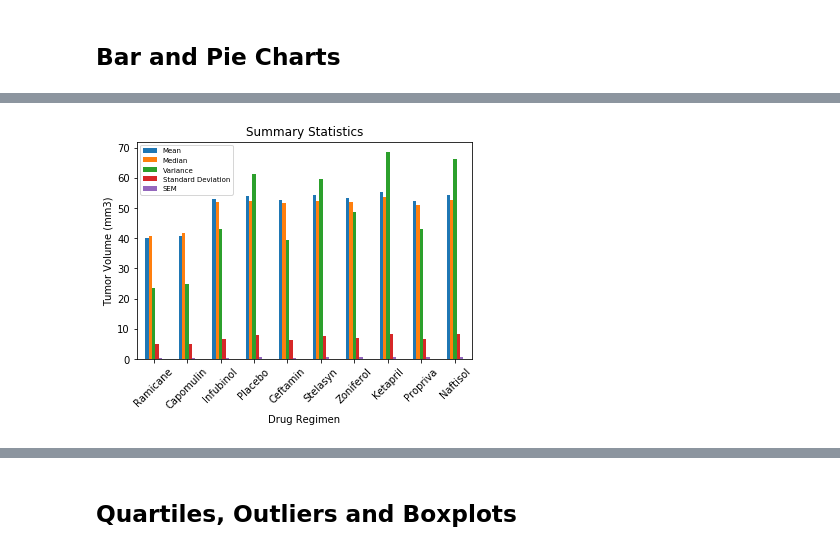
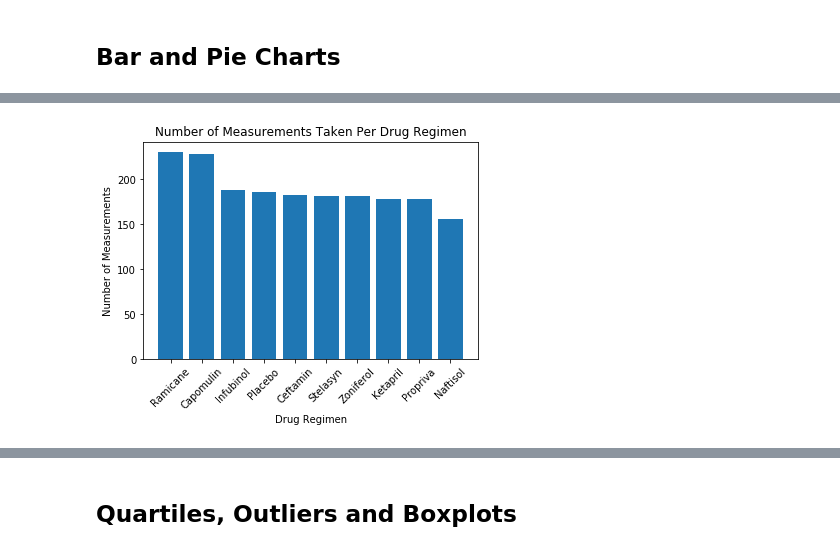
Before and after one commit to KristaJoy/madplotlib-challenge, a Jupyter notebook: pymaceuticals.ipynb, the cells around one changed output, grey strips where cells are left out. Drawn from its saved outputs; the diff is of its cells as text; code cells hidden in the pictures.

Commit message:
finishing bar and pie charts

```diff
--- a/pymaceuticals.ipynb
+++ b/pymaceuticals.ipynb
@@ -183,8 +153,13 @@ df_agg
 # %%
-# Generate a bar plot showing the total number of measurements taken on each drug regimen using pandas.
-df_agg.plot.bar(rot=45, title='Summary Statistics')
-plt.ylabel('Tumor Volume (mm3)')
-plt.legend(['Mean','Median','Variance','Standard Deviation','SEM'], loc=2, fontsize=7)
+# Generate a bar plot showing the total number of measurements taken on each drug regimen using pyplot.
+drugs = clean_df['Drug Regimen'].unique()
+drug_counts = clean_df['Drug Regimen'].value_counts()
+
+plt.bar(drugs, drug_counts)
+plt.title('Number of Measurements Taken Per Drug Regimen')
+plt.xlabel('Drug Regimen')
+plt.ylabel('Number of Measurements')
+plt.xticks(rotation=45)
 plt.show()
 # %% [output]
-[figure, old version]
+[figure, new version]
```
Also changed, not shown: parts of 8 cells of this notebook.
